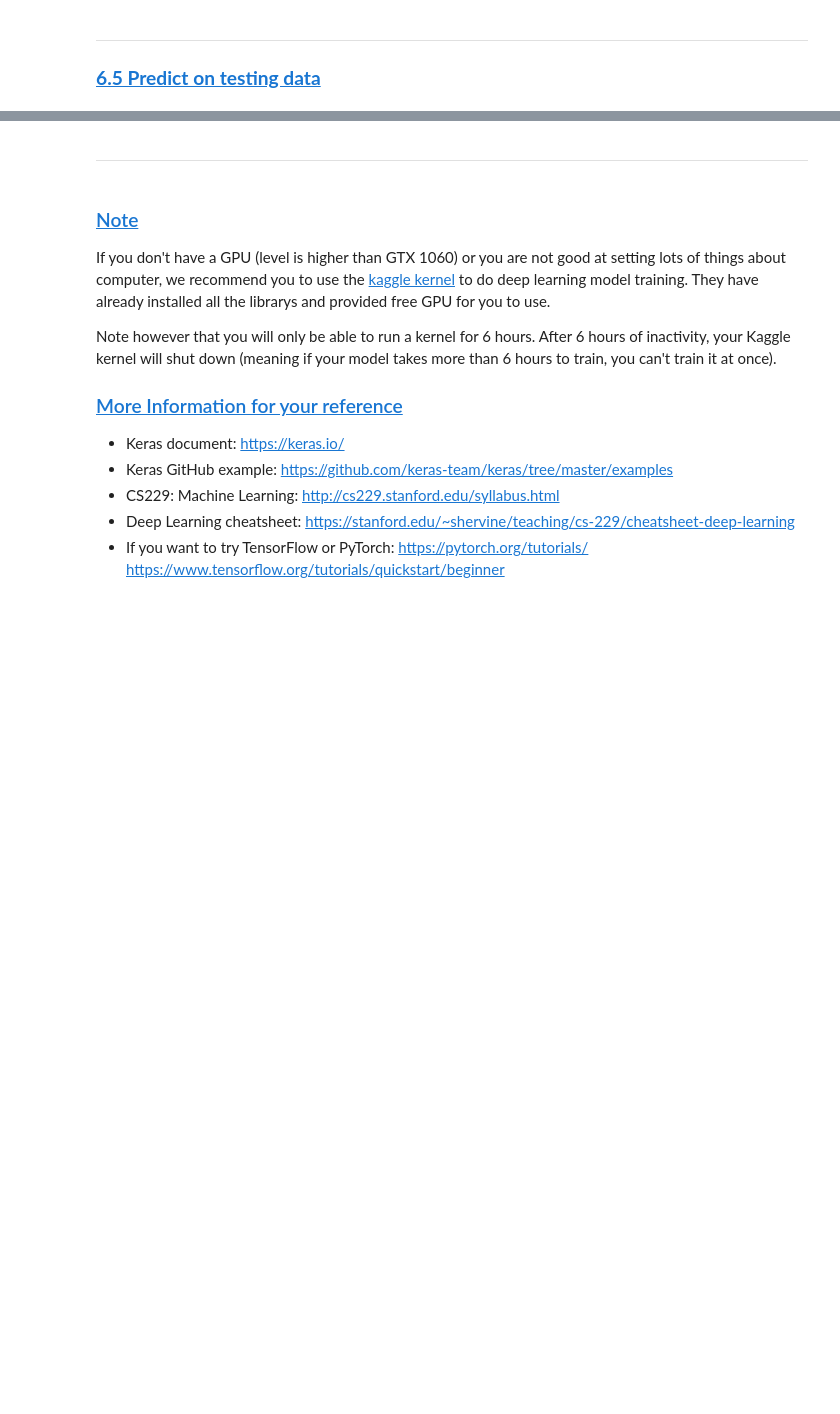
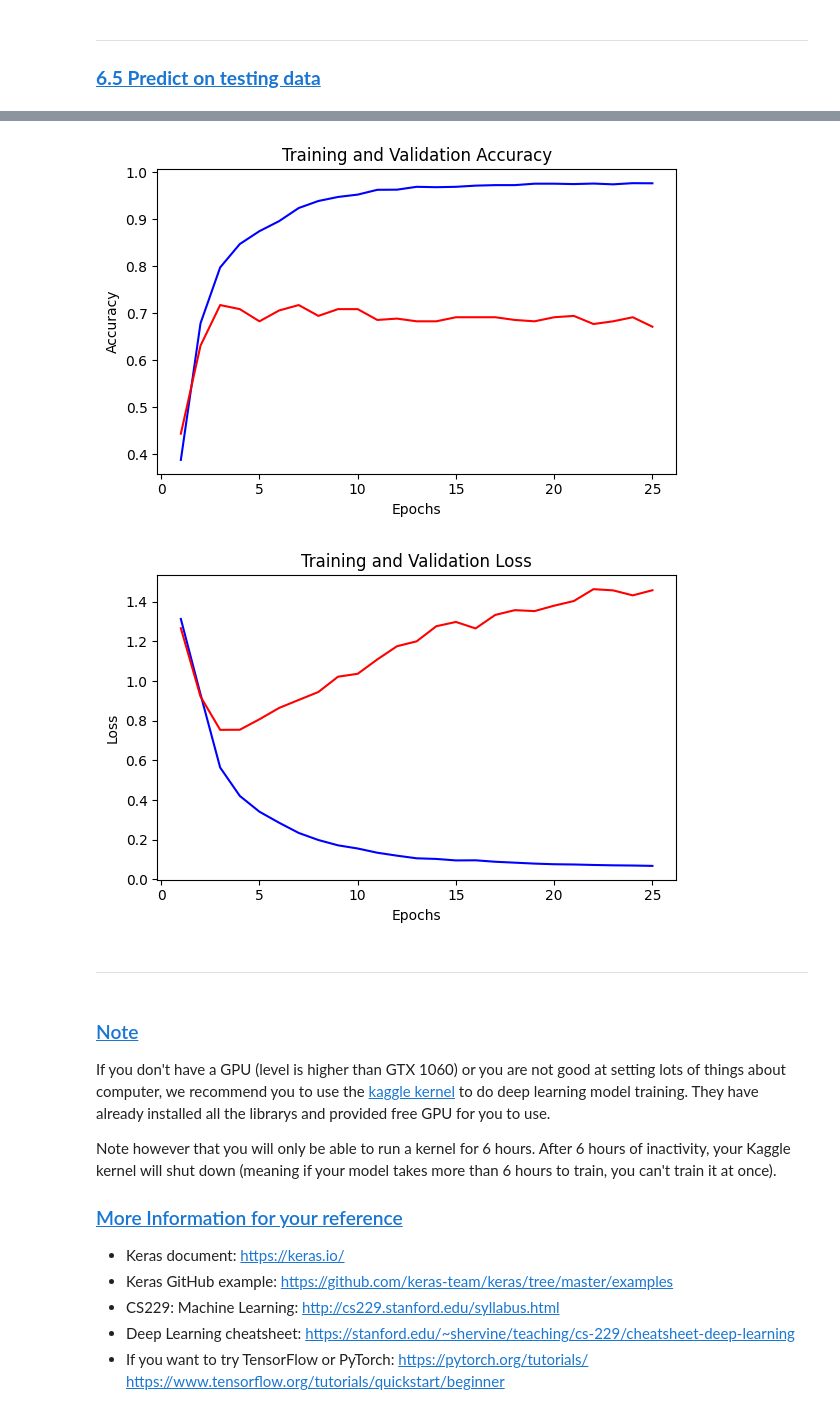
Before and after one commit to tower20021202/DM2025-Lab2-Exercise, a Jupyter notebook: DM2025-Lab2-Master-Phase_1.ipynb, the cells around one changed output, grey strips where cells are left out. Cells and saved outputs as stored; diff of their text form; code cells hidden in the pictures; blank space fills up the shorter version.

```diff
--- a/DM2025-Lab2-Master-Phase_1.ipynb
+++ b/DM2025-Lab2-Master-Phase_1.ipynb
@@ -820,3 +922,42 @@ Plot the Training and Validation Accuracy and Loss (different plots), just like
+# %%
+import matplotlib.pyplot as plt
+
+# 假設 history 來自 model.fit() 的結果
+train_loss = history.history['loss']
+val_loss = history.history['val_loss']
+train_acc = history.history['accuracy']
+val_acc = history.history['val_accuracy']
+
+epochs = range(1, len(train_loss) + 1)
+
+
+#accuracy
+plt.figure(figsize=(6,4))
+plt.plot(epochs, train_acc, 'b-', label='Train accuracy')
+plt.plot(epochs, val_acc, 'r-', label='Val accuracy')
+plt.title('Training and Validation Accuracy')
+plt.xlabel('Epochs')
+plt.ylabel('Accuracy')
+plt.grid(False)
+plt.tight_layout()
+plt.show()
+
+#loss
+plt.figure(figsize=(6,4))
+plt.plot(epochs, train_loss, 'b-', label='Train loss')
+plt.plot(epochs, val_loss, 'r-', label='Val loss')
+plt.title('Training and Validation Loss')
+plt.xlabel('Epochs')
+plt.ylabel('Loss')
+plt.grid(False)
+plt.tight_layout()
+plt.show()
+
+
+#由下圖可以發現在第四個epoch後，validation loss開始上升，但training loss依然持續下降，同時模型在訓練集上表現越來越好，但在驗證集上表現變差，代表模型開始overfitting訓練數據。
+# %% [output]
+[figure, added]
+[figure, added]
 # %% [markdown]
 ---
 # %% [markdown]
```
Also changed, not shown: parts of 42 cells of this notebook, 6 other files.
